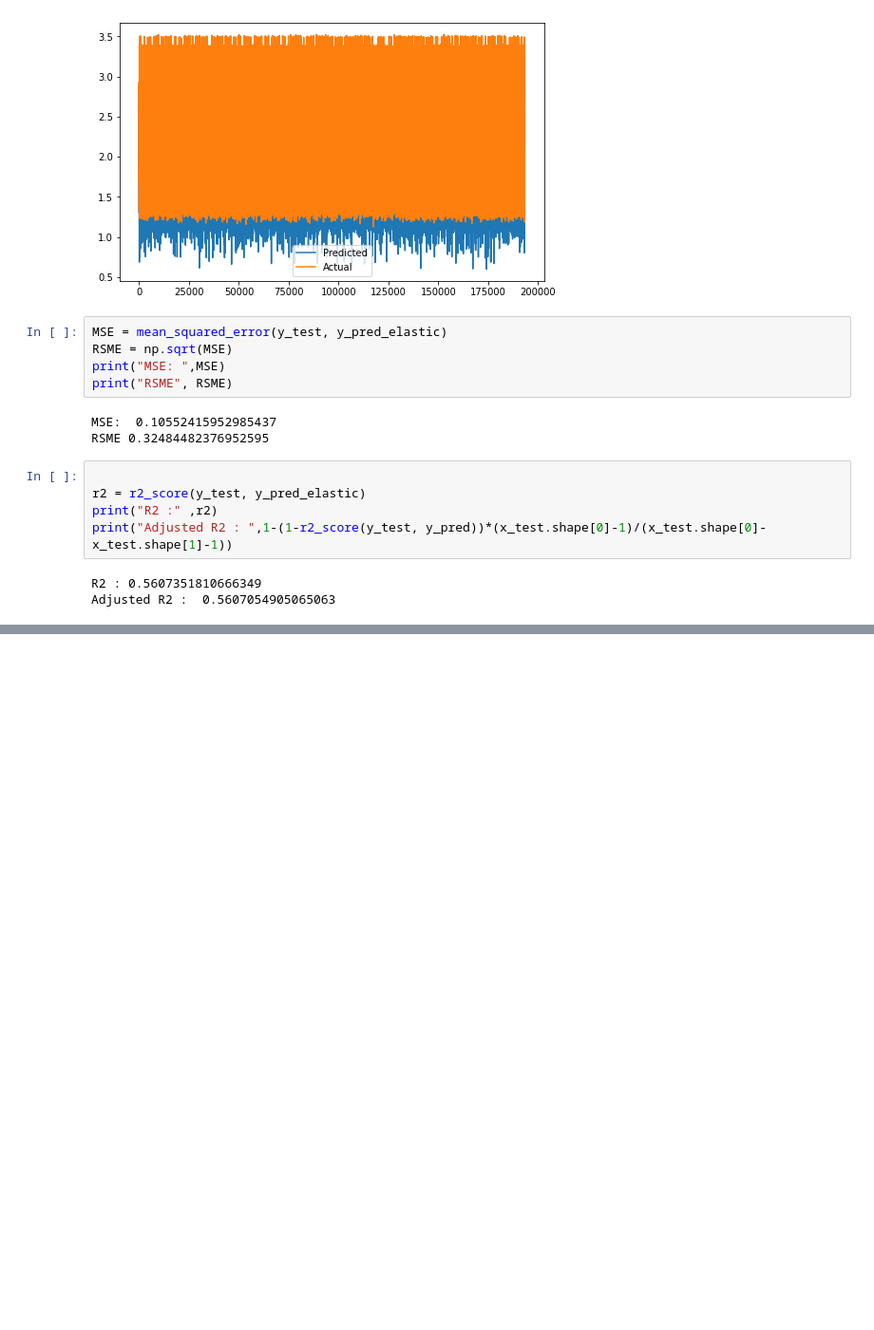
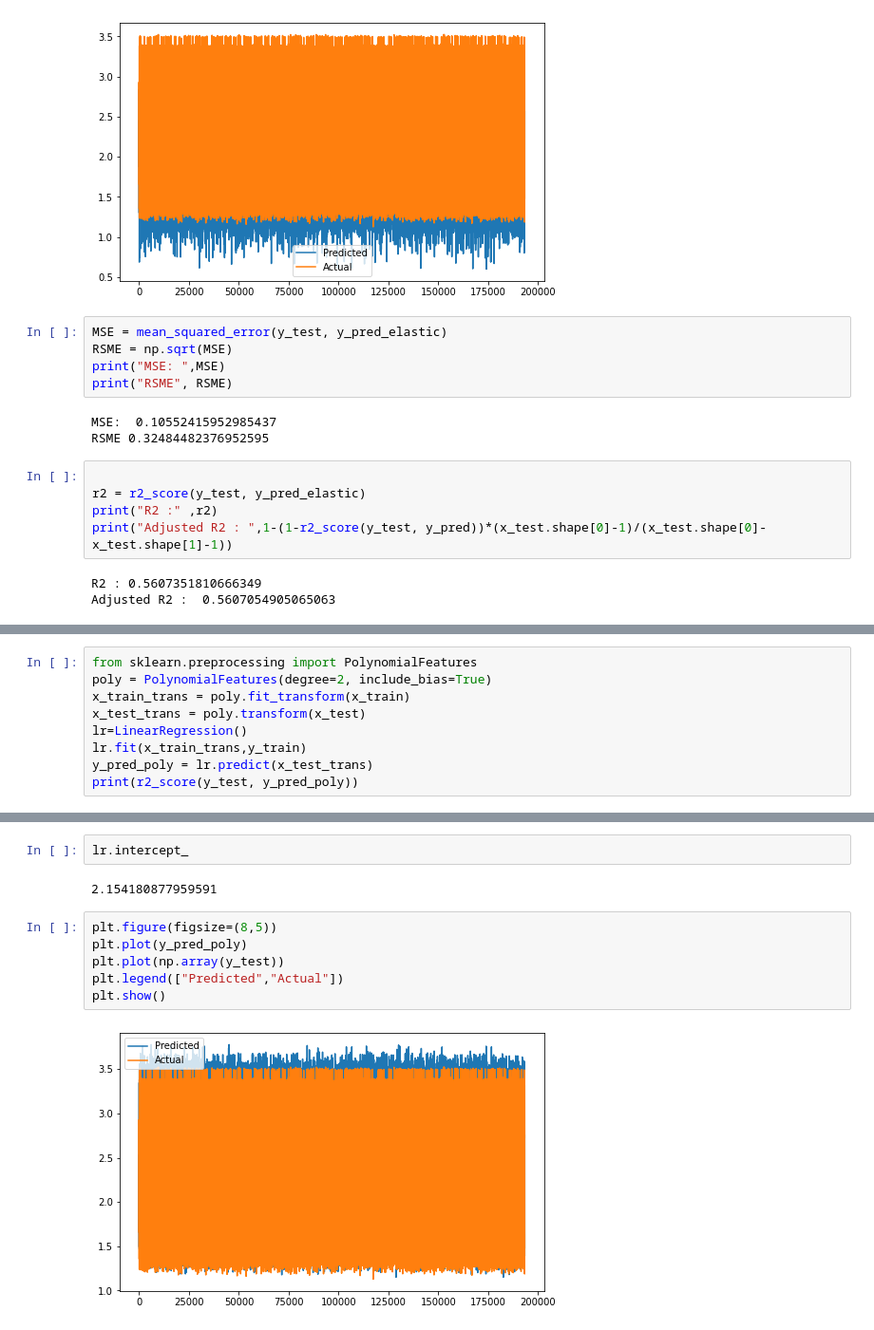
Before and after one commit to SAIKUMAR-AI/SGEMM-GPU-, a Jupyter notebook: SGEMM_GPU_Kernel_Performance.ipynb, the cells around one changed output, grey strips where cells are left out. Shown: that part at 95% size. Saved outputs shown, nothing was run; the diff lists cells and outputs as text; blank space fills up the shorter version.

```diff
--- a/SGEMM_GPU_Kernel_Performance.ipynb
+++ b/SGEMM_GPU_Kernel_Performance.ipynb
@@ -613,0 +634,9 @@ Adjusted R2 :  0.5607054905065063
+# %%
+from sklearn.preprocessing import PolynomialFeatures
+poly = PolynomialFeatures(degree=2, include_bias=True)
+x_train_trans = poly.fit_transform(x_train)
+x_test_trans = poly.transform(x_test)
+lr=LinearRegression()
+lr.fit(x_train_trans,y_train)
+y_pred_poly = lr.predict(x_test_trans)
+print(r2_score(y_test, y_pred_poly))
@@ -613,0 +665,12 @@ Adjusted R2 :  0.5607054905065063
+# %%
+lr.intercept_
+# %% [output]
+2.154180877959591
+# %%
+plt.figure(figsize=(8,5))
+plt.plot(y_pred_poly)
+plt.plot(np.array(y_test))
+plt.legend(["Predicted","Actual"])
+plt.show()
+# %% [output]
+[figure, added]
```
Also changed, not shown: parts of 5 cells of this notebook.
